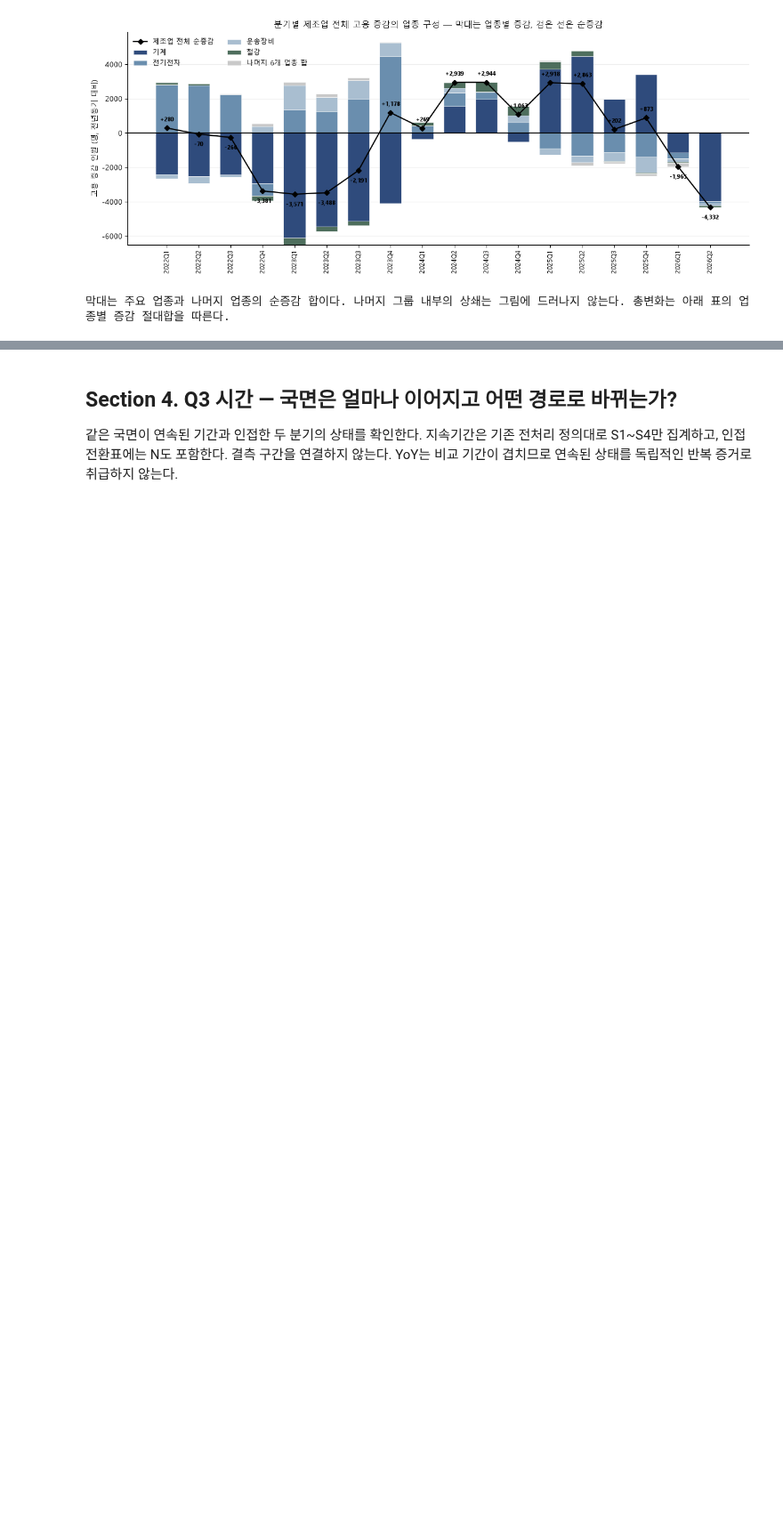
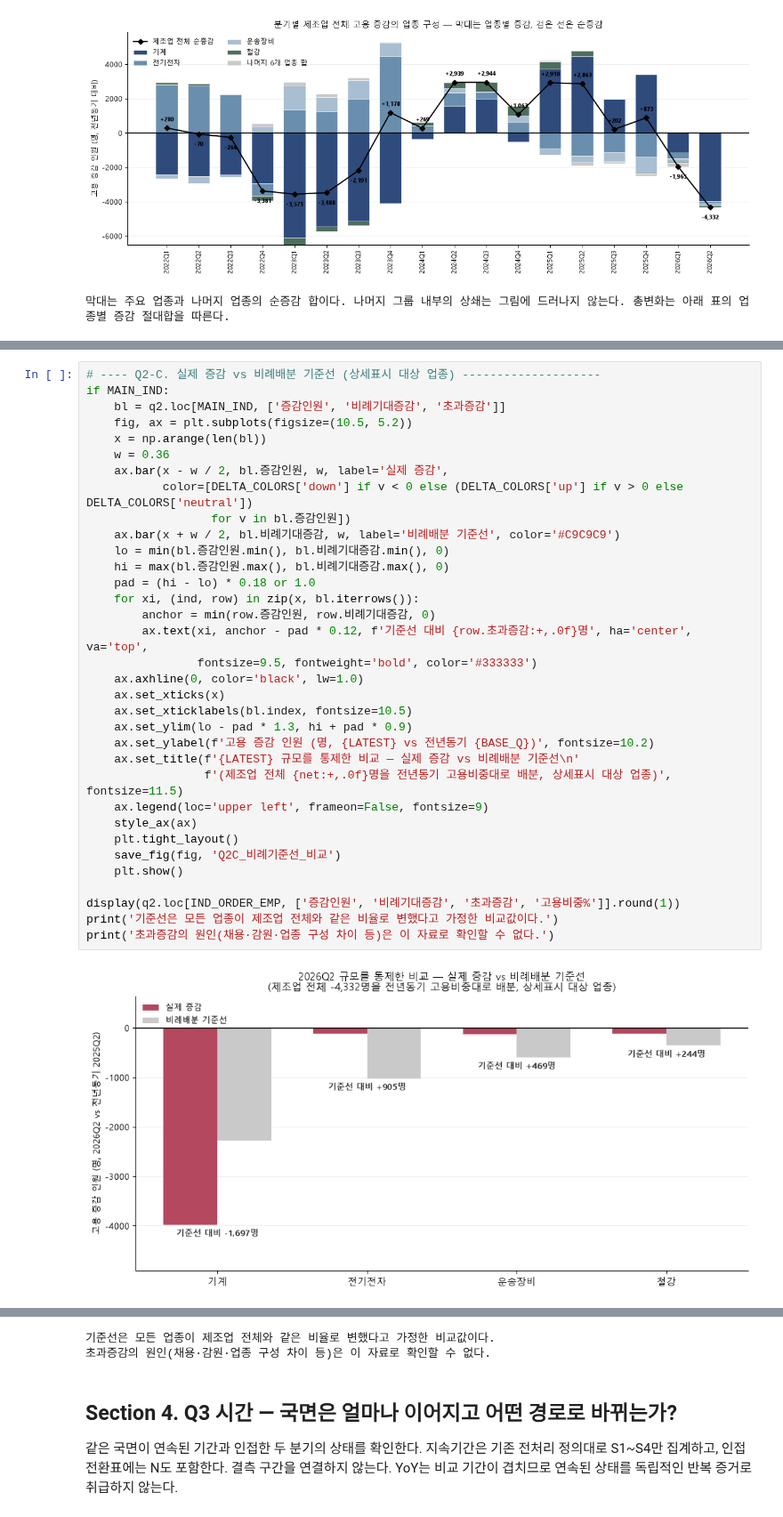
Before and after one commit to lcsvvo/Changwon-Industry-Employment-Monitor, a Jupyter notebook: notebooks/02_eda.ipynb, the cells around one changed output, grey strips where cells are left out. Shown at 89% size. Cells and saved outputs as stored; diff of their text form; blank space fills up the shorter version.

```diff
--- a/notebooks/02_eda.ipynb
+++ b/notebooks/02_eda.ipynb
@@ -1266,0 +1290,36 @@ print('최근 분기의 YoY 증감합은 기간 순증감이나 기업별 채용
+# %%
+# ---- Q2-C. 실제 증감 vs 비례배분 기준선 (상세표시 대상 업종) --------------------
+if MAIN_IND:
+    bl = q2.loc[MAIN_IND, ['증감인원', '비례기대증감', '초과증감']]
+    fig, ax = plt.subplots(figsize=(10.5, 5.2))
+    x = np.arange(len(bl))
+    w = 0.36
+    ax.bar(x - w / 2, bl.증감인원, w, label='실제 증감',
+           color=[DELTA_COLORS['down'] if v < 0 else (DELTA_COLORS['up'] if v > 0 else DELTA_COLORS['neutral'])
+                  for v in bl.증감인원])
+    ax.bar(x + w / 2, bl.비례기대증감, w, label='비례배분 기준선', color='#C9C9C9')
+    lo = min(bl.증감인원.min(), bl.비례기대증감.min(), 0)
+    hi = max(bl.증감인원.max(), bl.비례기대증감.max(), 0)
+    pad = (hi - lo) * 0.18 or 1.0
+    for xi, (ind, row) in zip(x, bl.iterrows()):
+        anchor = min(row.증감인원, row.비례기대증감, 0)
+        ax.text(xi, anchor - pad * 0.12, f'기준선 대비 {row.초과증감:+,.0f}명', ha='center', va='top',
+                fontsize=9.5, fontweight='bold', color='#333333')
+    ax.axhline(0, color='black', lw=1.0)
+    ax.set_xticks(x)
+    ax.set_xticklabels(bl.index, fontsize=10.5)
+    ax.set_ylim(lo - pad * 1.3, hi + pad * 0.9)
+    ax.set_ylabel(f'고용 증감 인원 (명, {LATEST} vs 전년동기 {BASE_Q})', fontsize=10.2)
+    ax.set_title(f'{LATEST} 규모를 통제한 비교 — 실제 증감 vs 비례배분 기준선\n'
+                 f'(제조업 전체 {net:+,.0f}명을 전년동기 고용비중대로 배분, 상세표시 대상 업종)', fontsize=11.5)
+    ax.legend(loc='upper left', frameon=False, fontsize=9)
+    style_ax(ax)
+    plt.tight_layout()
+    save_fig(fig, 'Q2C_비례기준선_비교')
+    plt.show()
+
+display(q2.loc[IND_ORDER_EMP, ['증감인원', '비례기대증감', '초과증감', '고용비중%']].round(1))
+print('기준선은 모든 업종이 제조업 전체와 같은 비율로 변했다고 가정한 비교값이다.')
+print('초과증감의 원인(채용·감원·업종 구성 차이 등)은 이 자료로 확인할 수 없다.')
+# %% [output]
+[figure, added]
@@ -1267,3 +1338,5 @@ print('최근 분기의 YoY 증감합은 기간 순증감이나 기업별 채용
+기준선은 모든 업종이 제조업 전체와 같은 비율로 변했다고 가정한 비교값이다.
+초과증감의 원인(채용·감원·업종 구성 차이 등)은 이 자료로 확인할 수 없다.
 # %% [markdown]
 ## Section 4. Q3 시간 — 국면은 얼마나 이어지고 어떤 경로로 바뀌는가?
 
```
Also changed, not shown: parts of 12 cells of this notebook, 9 other files.
